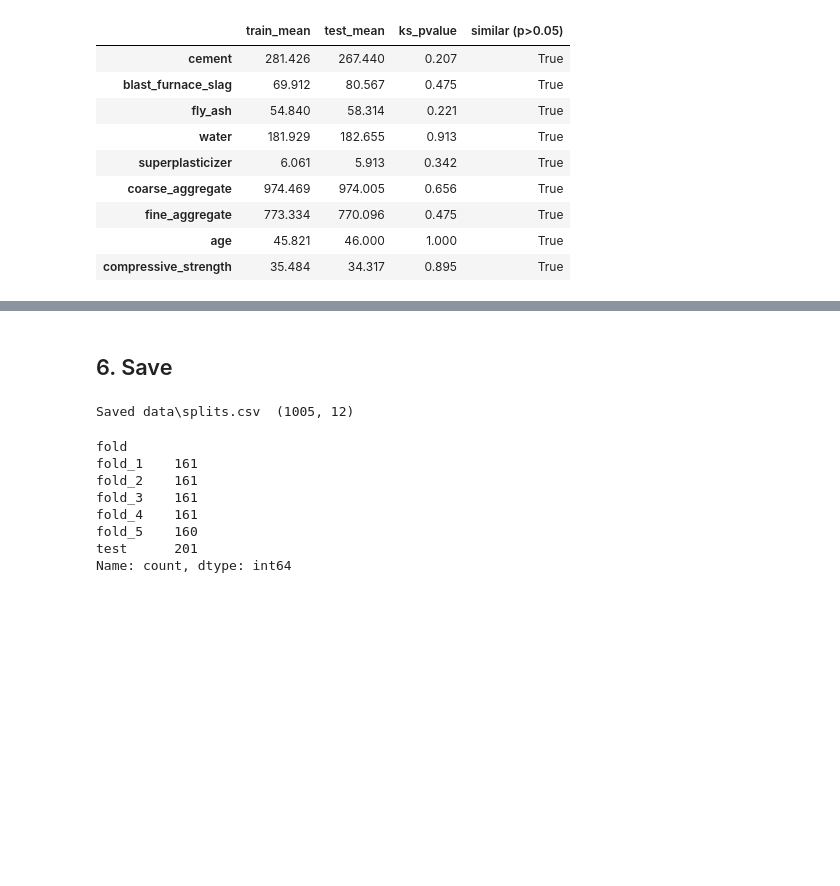
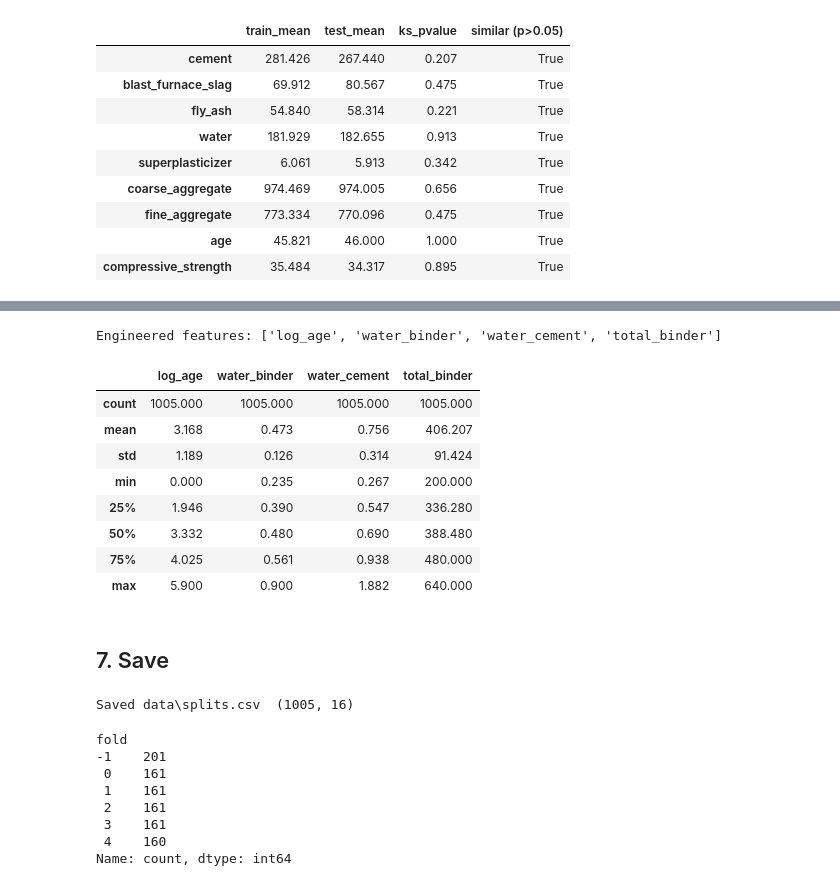
Before and after one commit to YashPame/StrengthCast, a Jupyter notebook: backend/ML/04_DataSplit.ipynb, the cells around one changed output, grey strips where cells are left out. Cells and saved outputs as stored; diff of their text form; code cells hidden in the pictures; blank space fills up the shorter version.

Commit message:
updated modelling

```diff
--- a/backend/ML/04_DataSplit.ipynb
+++ b/backend/ML/04_DataSplit.ipynb
@@ -132,7 +145,23 @@ summary.join((pd.crosstab(df['fold'], age_group, normalize='index') * 100).round
+# %%
+ENGINEERED = [c for c in MODEL_FEATURES if c not in RAW_FEATURES]
+df[ENGINEERED] = add_features(df)[ENGINEERED].to_numpy()
+print('Engineered features:', ENGINEERED)
+df[ENGINEERED].describe().round(3)
+# %% [output]
+Engineered features: ['log_age', 'water_binder', 'water_cement', 'total_binder']
+|  | log_age | water_binder | water_cement | total_binder |
+| count | 1005.000 | 1005.000 | 1005.000 | 1005.000 |
+| mean | 3.168 | 0.473 | 0.756 | 406.207 |
+| std | 1.189 | 0.126 | 0.314 | 91.424 |
+| min | 0.000 | 0.235 | 0.267 | 200.000 |
+| 25% | 1.946 | 0.390 | 0.547 | 336.280 |
+| 50% | 3.332 | 0.480 | 0.690 | 388.480 |
+| 75% | 4.025 | 0.561 | 0.938 | 480.000 |
+| max | 5.900 | 0.900 | 1.882 | 640.000 |
 # %% [markdown]
-## 6. Save
+## 7. Save
 # %%
-out = df[RAW_FEATURES + [TARGET, 'mix_id', 'split', 'fold']]
+out = df[RAW_FEATURES + ENGINEERED + [TARGET, 'mix_id', 'split', 'fold']]
 out_path = OUT_DIR / 'splits.csv'
 out.to_csv(out_path, index=False)
 
@@ -141,12 +170,12 @@ assert check.shape == out.shape
 print(f'Saved {out_path}  {check.shape}')
 check['fold'].value_counts().sort_index()
 # %% [output]
-Saved data\splits.csv  (1005, 12)
+Saved data\splits.csv  (1005, 16)
 fold
-fold_1    161
-fold_2    161
-fold_3    161
-fold_4    161
-fold_5    160
-test      201
+-1    201
+ 0    161
+ 1    161
+ 2    161
+ 3    161
+ 4    160
 Name: count, dtype: int64
```
Also changed, not shown: parts of 6 cells of this notebook, 19 other files.
